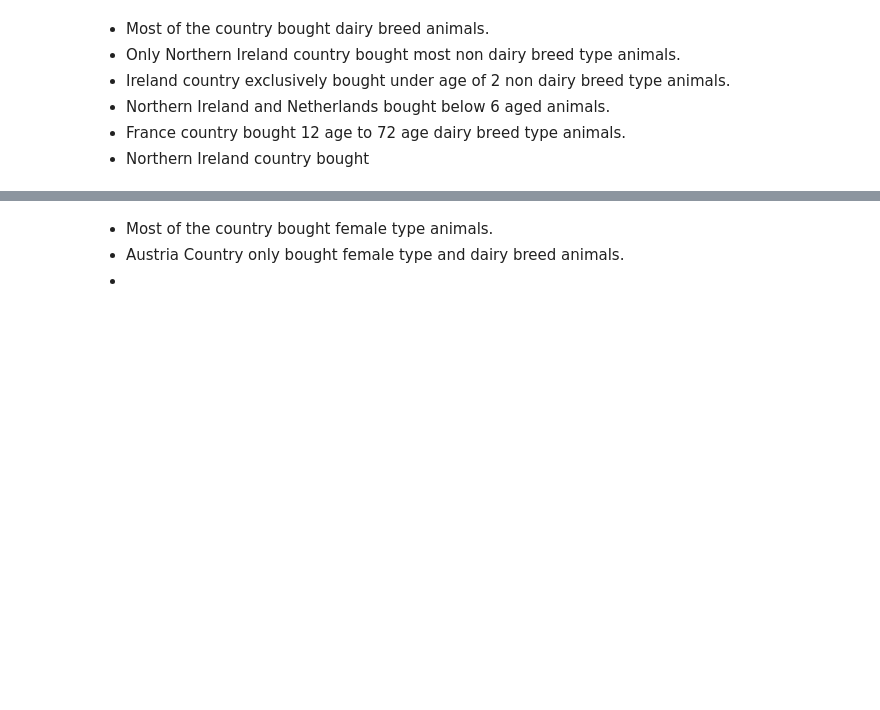
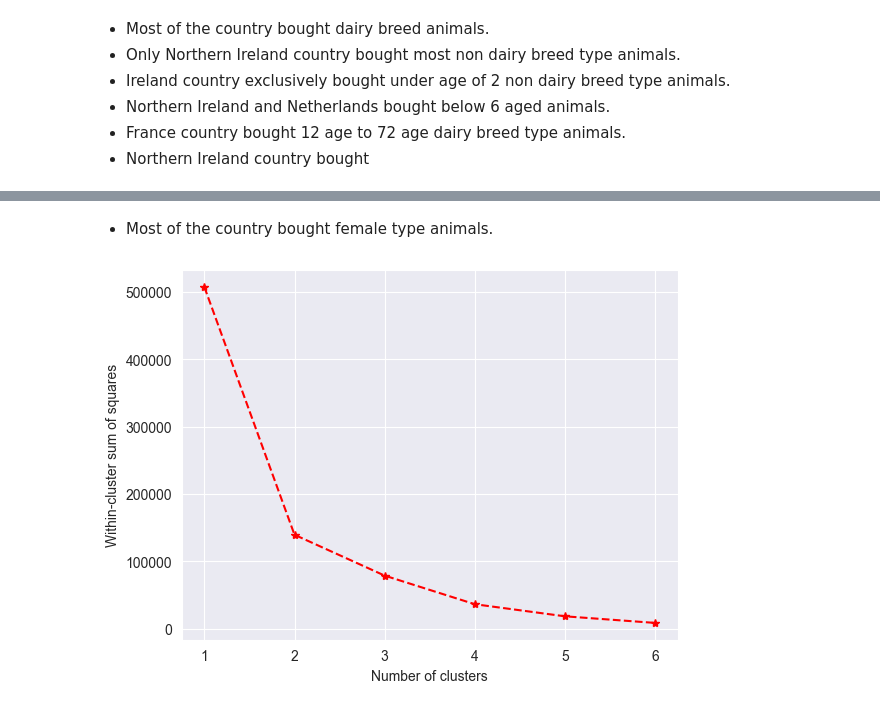
Before and after one commit to SwagAbyss/SwagML, a Jupyter notebook: Projects/Animals/animals.ipynb, the cells around one changed output, grey strips where cells are left out. Saved outputs shown, nothing was run; the diff lists cells and outputs as text; code cells hidden in the pictures; blank space fills up the shorter version.

```diff
--- a/Projects/Animals/animals.ipynb
+++ b/Projects/Animals/animals.ipynb
@@ -214,11 +220,26 @@ fig.tight_layout()
 # %% [markdown]
 - Most of the country bought female type animals.
-- Austria Country only bought female type and dairy breed animals.
--
 # %%
-# from sklearn.preprocessing import LabelEncoder
+from sklearn.preprocessing import LabelEncoder
 
-# encoder = LabelEncoder()
+encoder = LabelEncoder()
 
-# for column in data.iloc[:, 1:3]:
-#     data[column] = encoder.fit_transform(data[column].values)
+for column in data.iloc[:, 0:3]:
+    data[column] = encoder.fit_transform(data[column].values)
+# %%
+from sklearn.cluster import KMeans
+
+wcss = []
+k_range = range(1, 7)
+for k in k_range:
+    kmeans = KMeans(n_clusters=k)
+    kmeans.fit(data)
+    wcss.append(kmeans.inertia_)
+# %%
+# Plot the WCSS versus the number of clusters
+plt.plot(k_range, wcss, '*--', c='red')
+plt.xlabel('Number of clusters')
+plt.ylabel('Within-cluster sum of squares')
+plt.show()
+# %% [output]
+[figure, added]
```
Also changed, not shown: parts of 15 cells of this notebook.
